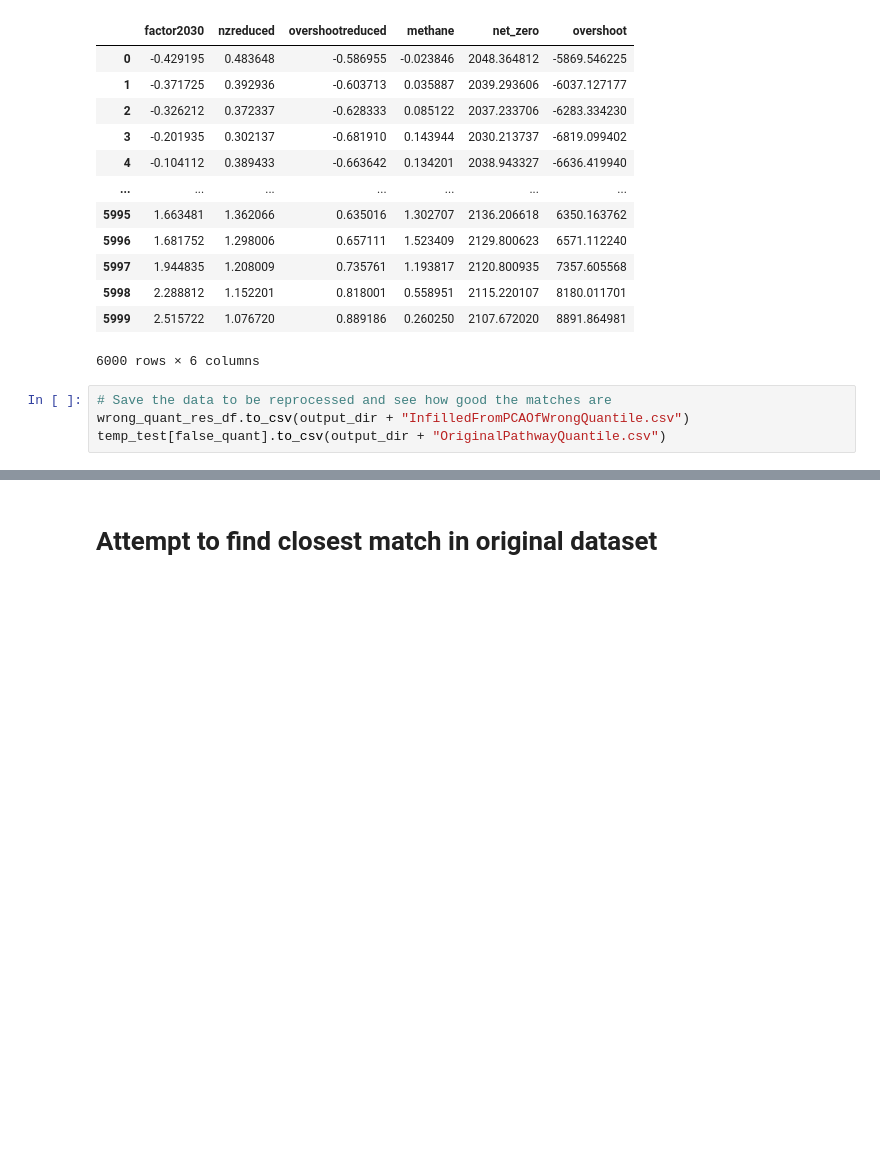
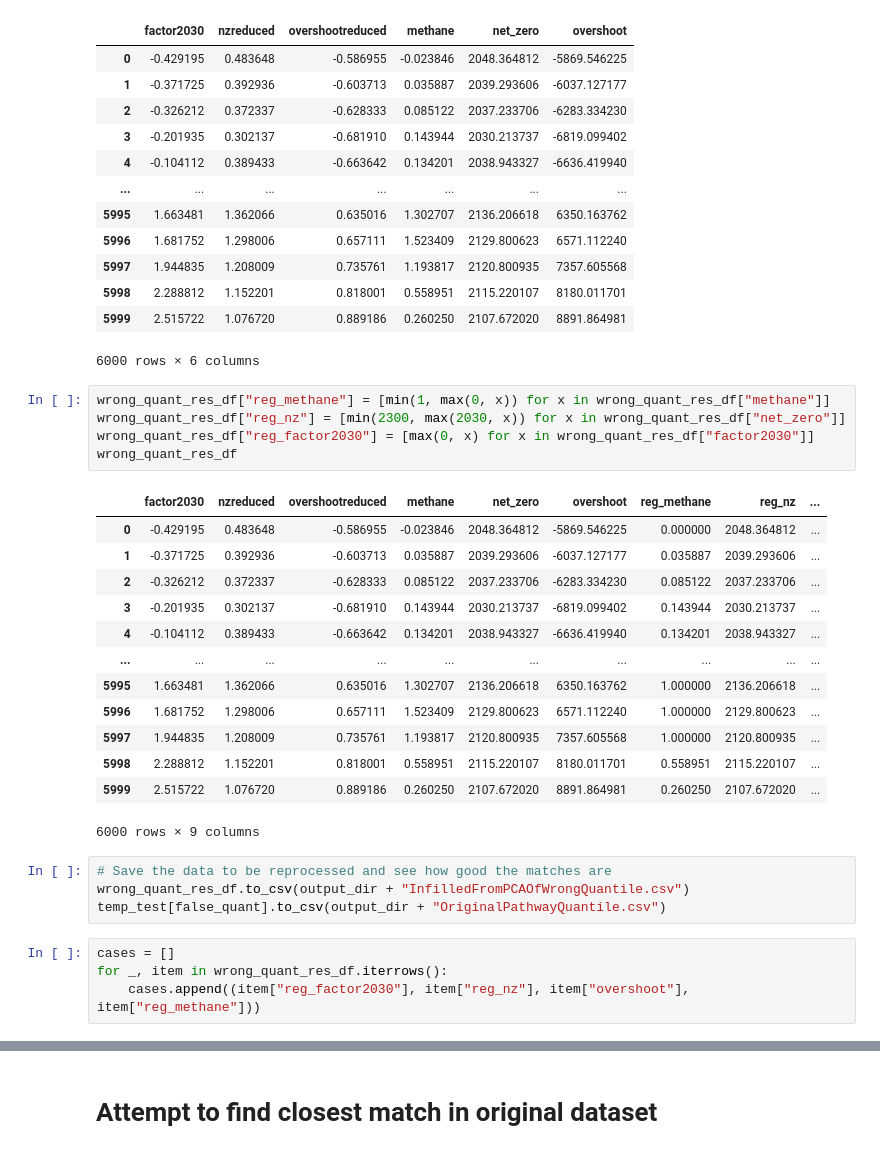
Before and after one commit to Rlamboll/PROVIDEemissions, a Jupyter notebook: notebooks/DifferentQuantileReverse.ipynb, the cells around one changed output, grey strips where cells are left out. Cells and saved outputs as stored; diff of their text form; blank space fills up the shorter version.

```diff
--- a/notebooks/DifferentQuantileReverse.ipynb
+++ b/notebooks/DifferentQuantileReverse.ipynb
@@ -479,10 +481,33 @@ wrong_quant_res_df
 | 5998 | 2.288812 | 1.152201 | 0.818001 | 0.558951 | 2115.220107 | 8180.011701 |
 | 5999 | 2.515722 | 1.076720 | 0.889186 | 0.260250 | 2107.672020 | 8891.864981 |
 6000 rows × 6 columns
+# %%
+wrong_quant_res_df["reg_methane"] = [min(1, max(0, x)) for x in wrong_quant_res_df["methane"]]
+wrong_quant_res_df["reg_nz"] = [min(2300, max(2030, x)) for x in wrong_quant_res_df["net_zero"]]
+wrong_quant_res_df["reg_factor2030"] = [max(0, x) for x in wrong_quant_res_df["factor2030"]]
+wrong_quant_res_df
+# %% [output]
+|  | factor2030 | nzreduced | overshootreduced | methane | net_zero | overshoot | reg_methane | reg_nz | ... |
+| 0 | -0.429195 | 0.483648 | -0.586955 | -0.023846 | 2048.364812 | -5869.546225 | 0.000000 | 2048.364812 | ... |
+| 1 | -0.371725 | 0.392936 | -0.603713 | 0.035887 | 2039.293606 | -6037.127177 | 0.035887 | 2039.293606 | ... |
+| 2 | -0.326212 | 0.372337 | -0.628333 | 0.085122 | 2037.233706 | -6283.334230 | 0.085122 | 2037.233706 | ... |
+| 3 | -0.201935 | 0.302137 | -0.681910 | 0.143944 | 2030.213737 | -6819.099402 | 0.143944 | 2030.213737 | ... |
+| 4 | -0.104112 | 0.389433 | -0.663642 | 0.134201 | 2038.943327 | -6636.419940 | 0.134201 | 2038.943327 | ... |
+| ... | ... | ... | ... | ... | ... | ... | ... | ... | ... |
+| 5995 | 1.663481 | 1.362066 | 0.635016 | 1.302707 | 2136.206618 | 6350.163762 | 1.000000 | 2136.206618 | ... |
+| 5996 | 1.681752 | 1.298006 | 0.657111 | 1.523409 | 2129.800623 | 6571.112240 | 1.000000 | 2129.800623 | ... |
+| 5997 | 1.944835 | 1.208009 | 0.735761 | 1.193817 | 2120.800935 | 7357.605568 | 1.000000 | 2120.800935 | ... |
+| 5998 | 2.288812 | 1.152201 | 0.818001 | 0.558951 | 2115.220107 | 8180.011701 | 0.558951 | 2115.220107 | ... |
+| 5999 | 2.515722 | 1.076720 | 0.889186 | 0.260250 | 2107.672020 | 8891.864981 | 0.260250 | 2107.672020 | ... |
+6000 rows × 9 columns
 # %%
 # Save the data to be reprocessed and see how good the matches are
 wrong_quant_res_df.to_csv(output_dir + "InfilledFromPCAOfWrongQuantile.csv")
 temp_test[false_quant].to_csv(output_dir + "OriginalPathwayQuantile.csv")
+# %%
+cases = []
+for _, item in wrong_quant_res_df.iterrows():
+    cases.append((item["reg_factor2030"], item["reg_nz"], item["overshoot"], item["reg_methane"]))
 # %%
 # Generate the full set of data for these scenarios too
 scripts.generate_systematic_paths.make_paths(
```
Also changed, not shown: parts of 19 cells of this notebook, 2 other files.
